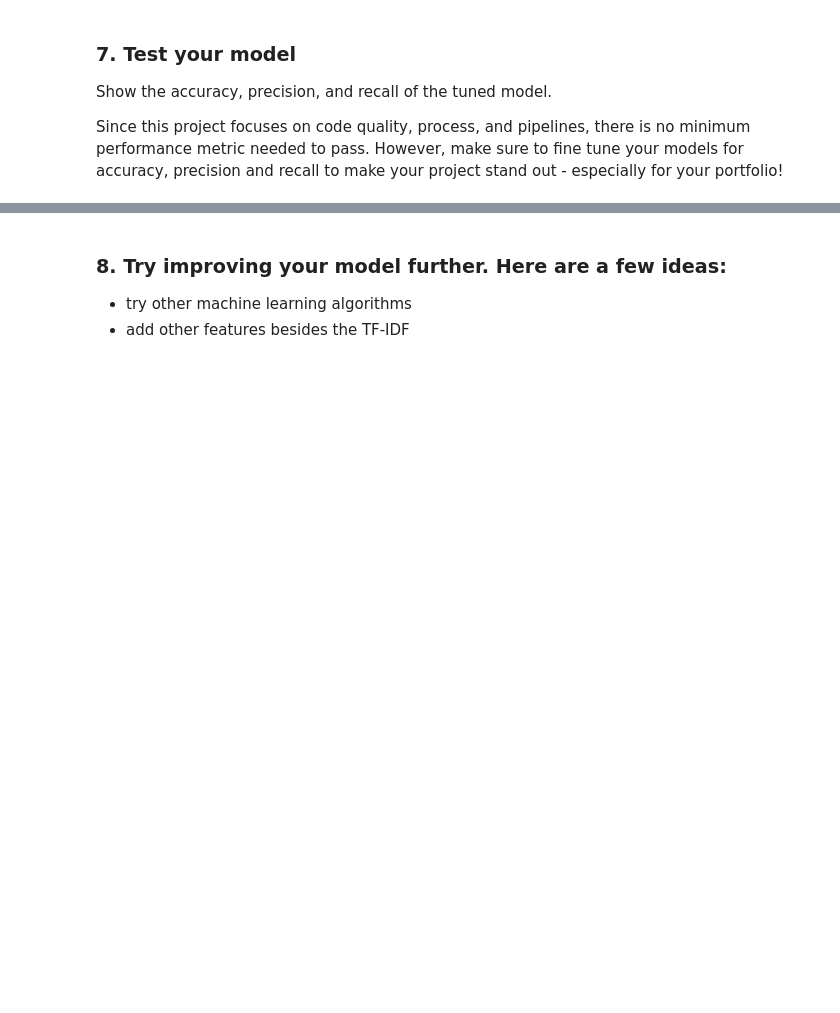
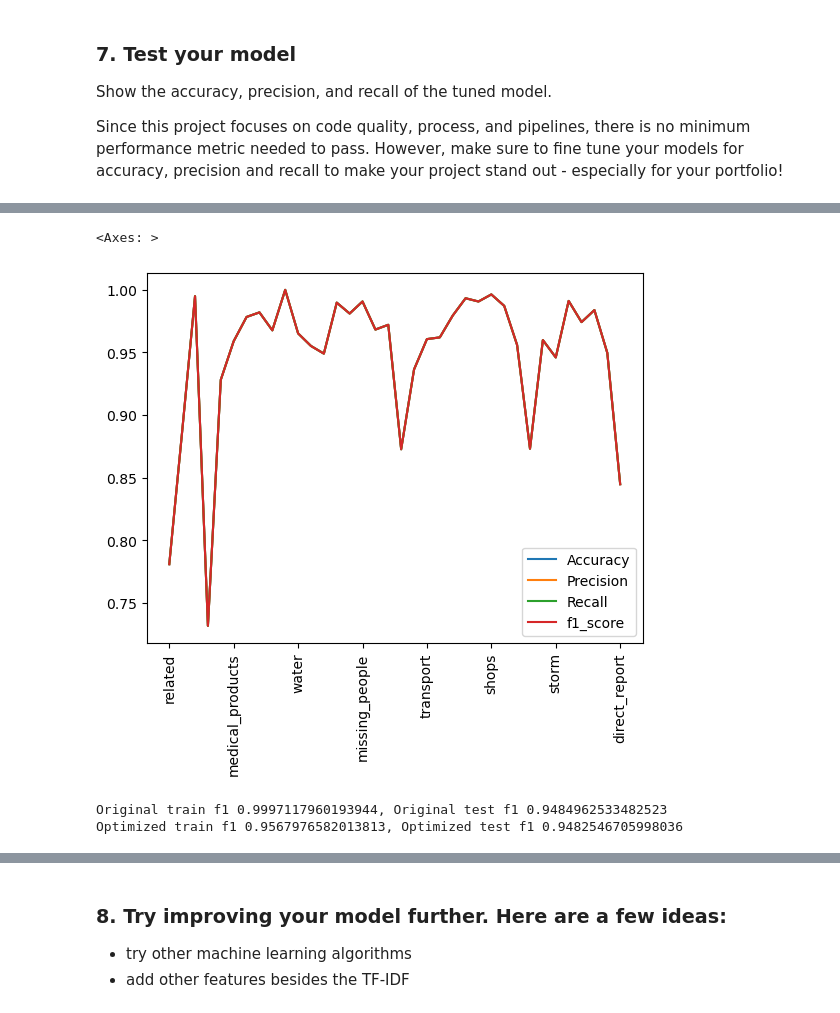
Before and after one commit to michael3770/Udacity-Data-Science-Nanodegree-Projects, a Jupyter notebook: Disaster Response/Preparation/ML Pipeline Preparation.ipynb, the cells around one changed output, grey strips where cells are left out. Drawn from its saved outputs; the diff is of its cells as text; code cells hidden in the pictures; blank space fills up the shorter version.

```diff
--- a/Disaster Response/Preparation/ML Pipeline Preparation.ipynb
+++ b/Disaster Response/Preparation/ML Pipeline Preparation.ipynb
@@ -151,0 +314,18 @@ Since this project focuses on code quality, process, and  pipelines, there is no
+# %%
+test_optimized_score_df.plot(rot=90)
+# %% [output]
+<Axes: >
+[figure, added]
+# %%
+#Comparing the origina RandomForest vs RandomForest with Grid SearchCV
+
+original_train = train_score_df['f1_score'].mean()
+original_test = test_score_df['f1_score'].mean()
+optimized_train = train_optimized_score_df['f1_score'].mean()
+optimized_test = test_optimized_score_df['f1_score'].mean()
+
+print('Original train f1 {}, Original test f1 {}'.format(original_train, original_test))
+print('Optimized train f1 {}, Optimized test f1 {}'.format(optimized_train, optimized_test))
+# %% [output]
+Original train f1 0.9997117960193944, Original test f1 0.9484962533482523
+Optimized train f1 0.9567976582013813, Optimized test f1 0.9482546705998036
```
Also changed, not shown: parts of 31 cells of this notebook, 1 other file.
